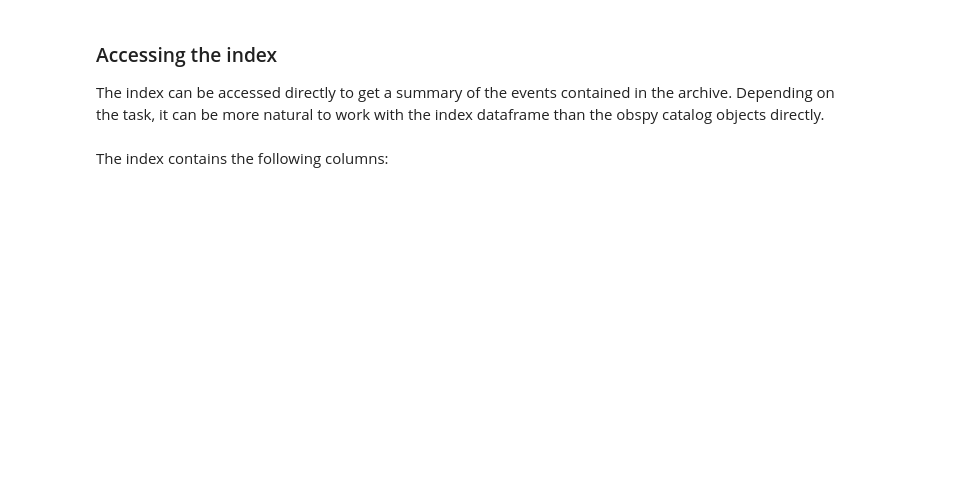
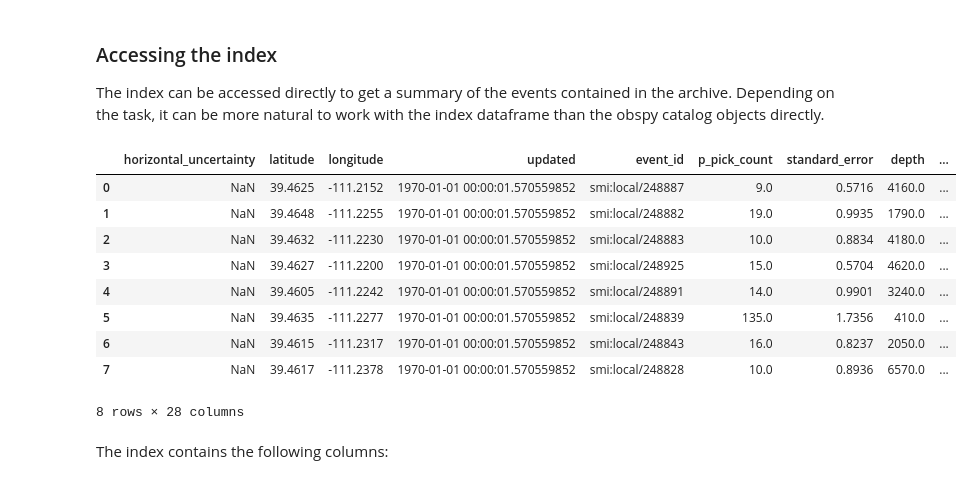
Before and after one commit to niosh-mining/obsplus, a Jupyter notebook: docs/notebooks/interfaces/eventbank.ipynb, the cells around one changed output. Saved outputs shown, nothing was run; the diff lists cells and outputs as text; code cells hidden in the pictures; blank space fills up the shorter version.

```diff
--- a/docs/notebooks/interfaces/eventbank.ipynb
+++ b/docs/notebooks/interfaces/eventbank.ipynb
@@ -27,3 +28,17 @@ bank.read_index()
+# %%
+index = bank.read_index()
+index
+# %% [output]
+|  | horizontal_uncertainty | latitude | longitude | updated | event_id | p_pick_count | standard_error | depth | ... |
+| 0 | NaN | 39.4625 | -111.2152 | 1970-01-01 00:00:01.570559852 | smi:local/248887 | 9.0 | 0.5716 | 4160.0 | ... |
+| 1 | NaN | 39.4648 | -111.2255 | 1970-01-01 00:00:01.570559852 | smi:local/248882 | 19.0 | 0.9935 | 1790.0 | ... |
+| 2 | NaN | 39.4632 | -111.2230 | 1970-01-01 00:00:01.570559852 | smi:local/248883 | 10.0 | 0.8834 | 4180.0 | ... |
+| 3 | NaN | 39.4627 | -111.2200 | 1970-01-01 00:00:01.570559852 | smi:local/248925 | 15.0 | 0.5704 | 4620.0 | ... |
+| 4 | NaN | 39.4605 | -111.2242 | 1970-01-01 00:00:01.570559852 | smi:local/248891 | 14.0 | 0.9901 | 3240.0 | ... |
+| 5 | NaN | 39.4635 | -111.2277 | 1970-01-01 00:00:01.570559852 | smi:local/248839 | 135.0 | 1.7356 | 410.0 | ... |
+| 6 | NaN | 39.4615 | -111.2317 | 1970-01-01 00:00:01.570559852 | smi:local/248843 | 16.0 | 0.8237 | 2050.0 | ... |
+| 7 | NaN | 39.4617 | -111.2378 | 1970-01-01 00:00:01.570559852 | smi:local/248828 | 10.0 | 0.8936 | 6570.0 | ... |
+8 rows × 28 columns
 # %% [markdown]
 The index contains the following columns:
 # %%
```
Also changed, not shown: parts of 13 cells of this notebook, 19 other files.
